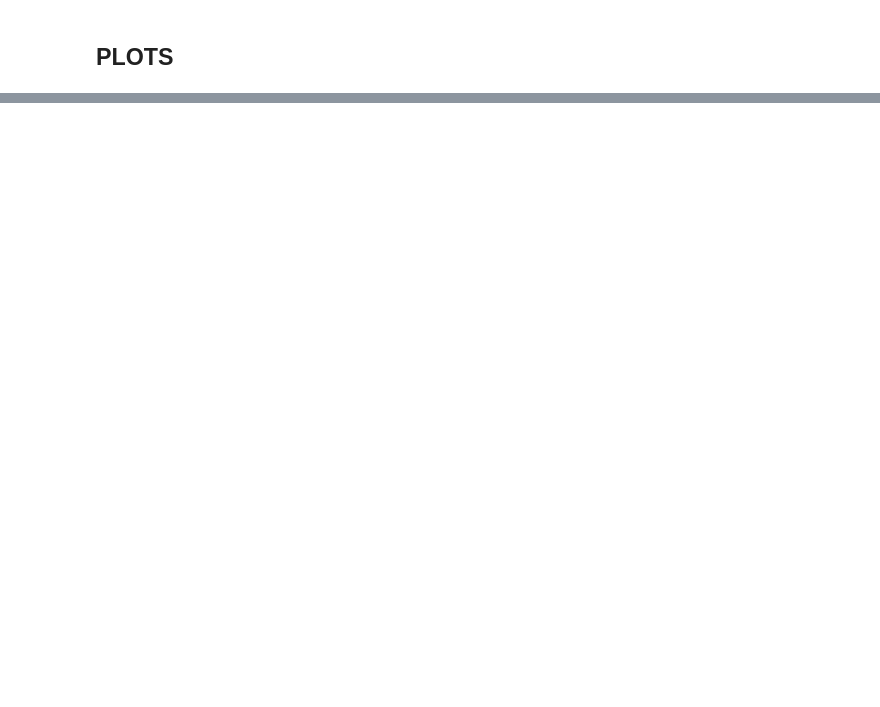
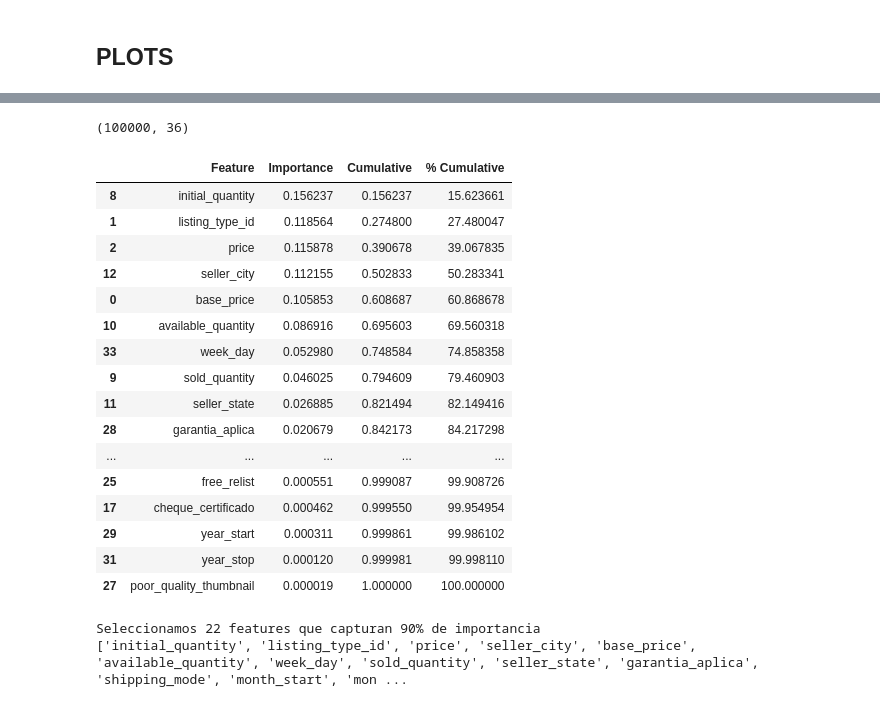
Before and after one commit to dpalacioj/data-projects-lab, a Jupyter notebook: projects/clasificador-meli/src/notebooks/preprocessing_eda.ipynb, the cells around one changed output, grey strips where cells are left out. Saved outputs shown, nothing was run; the diff lists cells and outputs as text; code cells hidden in the pictures; blank space fills up the shorter version.

```diff
--- a/projects/clasificador-meli/src/notebooks/preprocessing_eda.ipynb
+++ b/projects/clasificador-meli/src/notebooks/preprocessing_eda.ipynb
@@ -766,0 +866,8 @@ data[important_features + ['condition']].to_csv('data/processed/data_model.csv',
+# %%
+import plotly.express as px
+
+for col in categorical_cols:
+    fig = px.bar(data[col].value_counts(),
+                title=f'Distribución de {col}',
+                labels={'value': 'Frecuencia', 'index': col})
+    fig.show()
@@ -766,0 +908,9 @@ data[important_features + ['condition']].to_csv('data/processed/data_model.csv',
+# %%
+# 3. Split ANTES de feature selection (evita data leakage)
+X_train, X_test, y_train, y_test = train_test_split(
+    X, y, test_size=0.2, random_state=42, stratify=y
+)
+
+# 4. Feature selection SOLO en train
+rf = RandomForestClassifier(n_estimators=100, random_state=42)
+rf.fit(X_train, y_train)
@@ -766,0 +919,12 @@ data[important_features + ['condition']].to_csv('data/processed/data_model.csv',
+# %%
+# 5. Visualizar importancias
+importances = rf.feature_importances_ # Extrae el array de importancias del modelo entrenado
+sorted_idx = np.argsort(importances) # Índices que ordenarían las importancias
+
+plt.figure(figsize=(10, 6))
+plt.barh(range(len(sorted_idx)), importances[sorted_idx], color='steelblue', edgecolor='black') # Posiciones
+plt.yticks(range(len(sorted_idx)), X.columns[sorted_idx]) # Importancias de menor a mayor
+plt.xlabel('Importancia')
+plt.title('Feature Importance - RandomForest')
+plt.tight_layout()
+plt.show()
@@ -766,0 +933,46 @@ data[important_features + ['condition']].to_csv('data/processed/data_model.csv',
+# %%
+data.shape
+# %% [output]
+(100000, 36)
+# %%
+# DataFrame con importancias
+df_importance = pd.DataFrame({
+    'Feature': X.columns,
+    'Importance': importances
+}).sort_values('Importance', ascending=False)
+
+# Calcular importancia acumulada
+df_importance['Cumulative'] = df_importance['Importance'].cumsum()
+df_importance['% Cumulative'] = (df_importance['Cumulative'] / df_importance['Importance'].sum()) * 100
+
+df_importance
+# %% [output]
+|  | Feature | Importance | Cumulative | % Cumulative |
+| 8 | initial_quantity | 0.156237 | 0.156237 | 15.623661 |
+| 1 | listing_type_id | 0.118564 | 0.274800 | 27.480047 |
+| 2 | price | 0.115878 | 0.390678 | 39.067835 |
+| 12 | seller_city | 0.112155 | 0.502833 | 50.283341 |
+| 0 | base_price | 0.105853 | 0.608687 | 60.868678 |
+| 10 | available_quantity | 0.086916 | 0.695603 | 69.560318 |
+| 33 | week_day | 0.052980 | 0.748584 | 74.858358 |
+| 9 | sold_quantity | 0.046025 | 0.794609 | 79.460903 |
+| 11 | seller_state | 0.026885 | 0.821494 | 82.149416 |
+| 28 | garantia_aplica | 0.020679 | 0.842173 | 84.217298 |
+| ... | ... | ... | ... | ... |
+| 25 | free_relist | 0.000551 | 0.999087 | 99.908726 |
+| 17 | cheque_certificado | 0.000462 | 0.999550 | 99.954954 |
+| 29 | year_start | 0.000311 | 0.999861 | 99.986102 |
+| 31 | year_stop | 0.000120 | 0.999981 | 99.998110 |
+| 27 | poor_quality_thumbnail | 0.000019 | 1.000000 | 100.000000 |
+# %%
+# Seleccionemos las 14 features que abarcan cerca del 90% de la importancia acumulada
+
+threshold = 90
+n_features = (df_importance['% Cumulative'] >= threshold).idxmax() + 1
+
+print(f"Seleccionamos {n_features} features que capturan {threshold}% de importancia")
+selected_features = df_importance.head(n_features)['Feature'].tolist()
+print(selected_features)
+# %% [output]
+Seleccionamos 22 features que capturan 90% de importancia
+['initial_quantity', 'listing_type_id', 'price', 'seller_city', 'base_price', 'available_quantity', 'week_day', 'sold_quantity', 'seller_state', 'garantia_aplica', 'shipping_mode', 'month_start', 'mon ...
```
Also changed, not shown: parts of 103 cells of this notebook, 29 other files.
